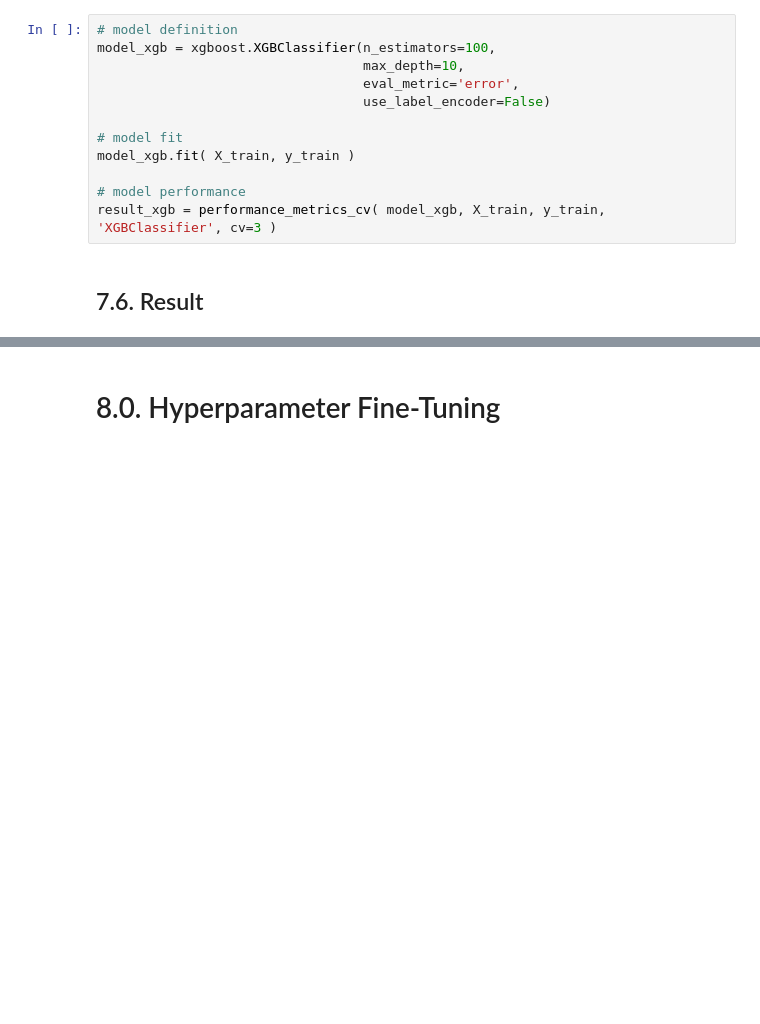
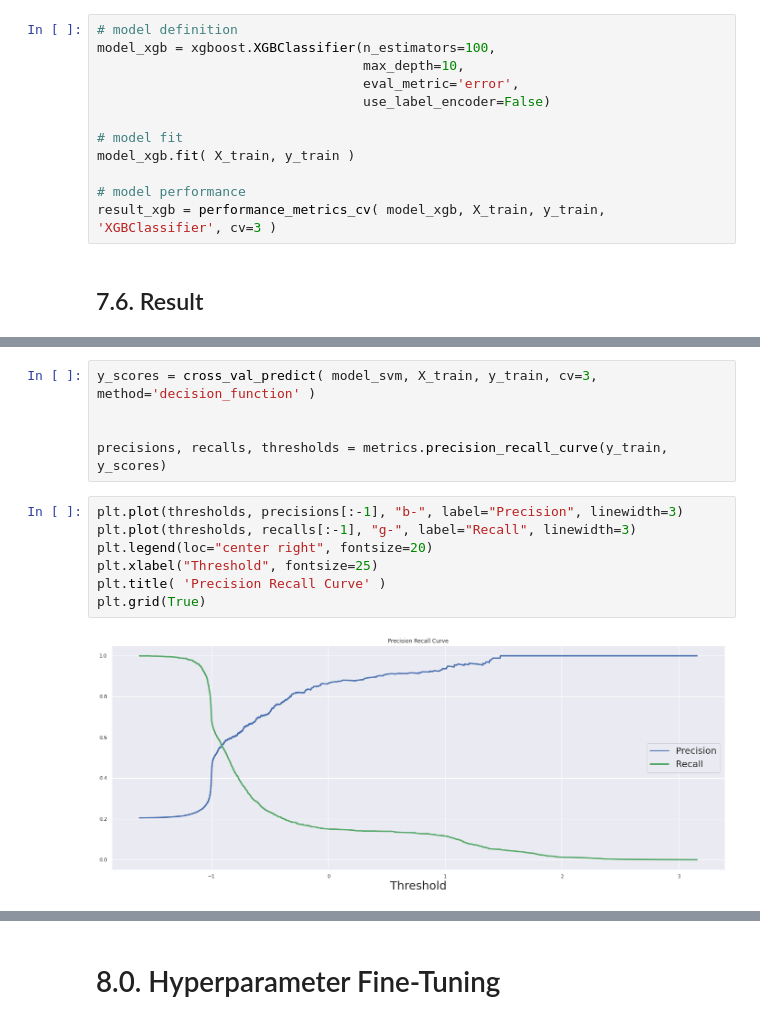
Before and after one commit to cidosjr/churn-prediction, a Jupyter notebook: notebooks/c07-model_training_metrics.ipynb, the cells around one changed output, grey strips where cells are left out. Drawn from its saved outputs; the diff is of its cells as text; blank space fills up the shorter version.

```diff
--- a/notebooks/c07-model_training_metrics.ipynb
+++ b/notebooks/c07-model_training_metrics.ipynb
@@ -926,0 +949,14 @@ result
+# %%
+y_scores = cross_val_predict( model_svm, X_train, y_train, cv=3, method='decision_function' )
+
+
+precisions, recalls, thresholds = metrics.precision_recall_curve(y_train, y_scores)
+# %%
+plt.plot(thresholds, precisions[:-1], "b-", label="Precision", linewidth=3)
+plt.plot(thresholds, recalls[:-1], "g-", label="Recall", linewidth=3)
+plt.legend(loc="center right", fontsize=20)
+plt.xlabel("Threshold", fontsize=25)
+plt.title( 'Precision Recall Curve' )
+plt.grid(True)
+# %% [output]
+[figure, added]
```
Also changed, not shown: parts of 13 cells of this notebook.
